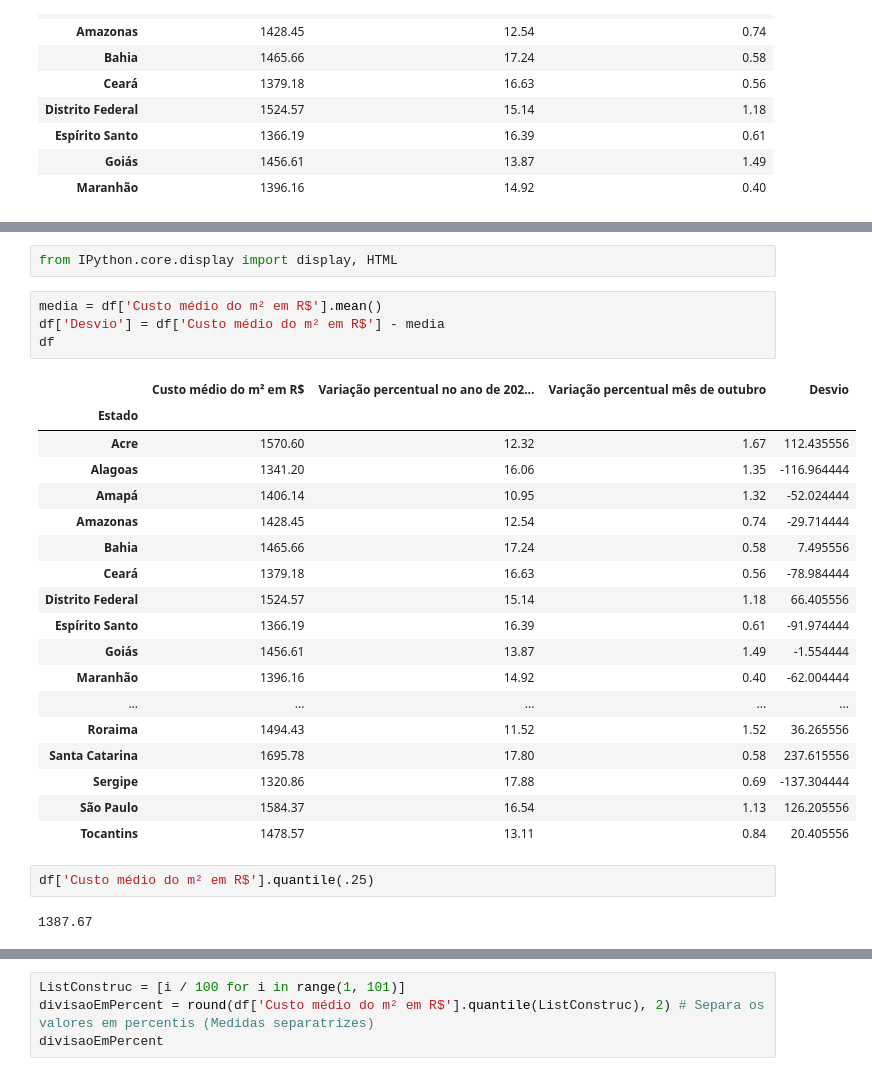
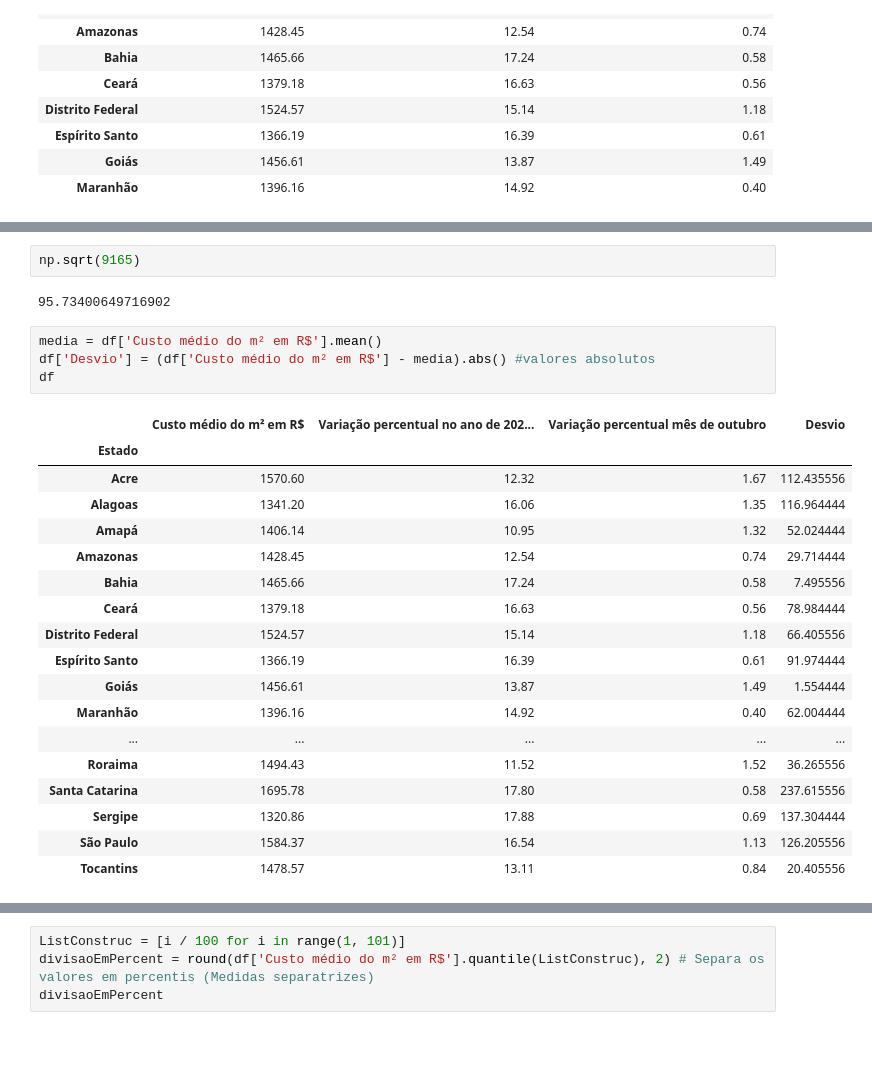
Before and after one commit to Wolfgang-Amadeus-Mozart/Projeto-Ciencia-de-Dados, a Jupyter notebook: Estudo do custo médio do metro quadrado por regi~]ao no Brasil.ipynb, the cells around one changed output, grey strips where cells are left out. Drawn from its saved outputs; the diff is of its cells as text; blank space fills up the shorter version.

Commit message:
acionado modulo sobre desvio padrao

```diff
--- a/Estudo do custo médio do metro quadrado por regi~]ao no Brasil.ipynb
+++ b/Estudo do custo médio do metro quadrado por regi~]ao no Brasil.ipynb
@@ -96,31 +100,29 @@ Desvio Médio absoluto                               73.00
 Desvio Padrao                                       95.74
 dtype: float64
-# %%
-from IPython.core.display import display, HTML
+# %%
+np.sqrt(9165)
+# %% [output]
+95.73400649716902
 # %%
 media = df['Custo médio do m² em R$'].mean()
-df['Desvio'] = df['Custo médio do m² em R$'] - media
+df['Desvio'] = (df['Custo médio do m² em R$'] - media).abs() #valores absolutos
 df
 # %% [output]
 |  | Custo médio do m² em R$ | Variação percentual no ano de 202... | Variação percentual mês de outubro | Desvio |
 | Estado |  |  |  |  |
 | Acre | 1570.60 | 12.32 | 1.67 | 112.435556 |
-| Alagoas | 1341.20 | 16.06 | 1.35 | -116.964444 |
-| Amapá | 1406.14 | 10.95 | 1.32 | -52.024444 |
-| Amazonas | 1428.45 | 12.54 | 0.74 | -29.714444 |
+| Alagoas | 1341.20 | 16.06 | 1.35 | 116.964444 |
+| Amapá | 1406.14 | 10.95 | 1.32 | 52.024444 |
+| Amazonas | 1428.45 | 12.54 | 0.74 | 29.714444 |
 | Bahia | 1465.66 | 17.24 | 0.58 | 7.495556 |
-| Ceará | 1379.18 | 16.63 | 0.56 | -78.984444 |
+| Ceará | 1379.18 | 16.63 | 0.56 | 78.984444 |
 | Distrito Federal | 1524.57 | 15.14 | 1.18 | 66.405556 |
-| Espírito Santo | 1366.19 | 16.39 | 0.61 | -91.974444 |
-| Goiás | 1456.61 | 13.87 | 1.49 | -1.554444 |
-| Maranhão | 1396.16 | 14.92 | 0.40 | -62.004444 |
+| Espírito Santo | 1366.19 | 16.39 | 0.61 | 91.974444 |
+| Goiás | 1456.61 | 13.87 | 1.49 | 1.554444 |
+| Maranhão | 1396.16 | 14.92 | 0.40 | 62.004444 |
 | ... | ... | ... | ... | ... |
 | Roraima | 1494.43 | 11.52 | 1.52 | 36.265556 |
 | Santa Catarina | 1695.78 | 17.80 | 0.58 | 237.615556 |
-| Sergipe | 1320.86 | 17.88 | 0.69 | -137.304444 |
+| Sergipe | 1320.86 | 17.88 | 0.69 | 137.304444 |
 | São Paulo | 1584.37 | 16.54 | 1.13 | 126.205556 |
 | Tocantins | 1478.57 | 13.11 | 0.84 | 20.405556 |
-# %%
-df['Custo médio do m² em R$'].quantile(.25)
-# %% [output]
-1387.67
```
Also changed, not shown: parts of 17 cells of this notebook.
